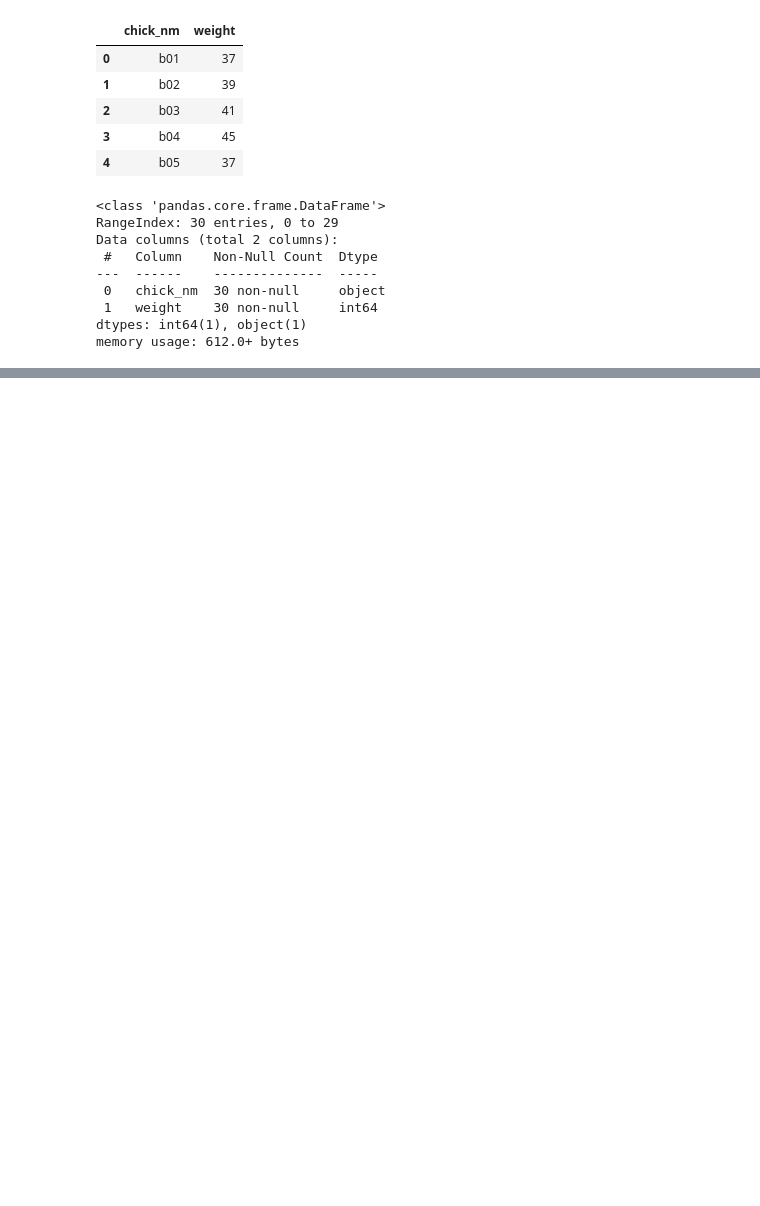
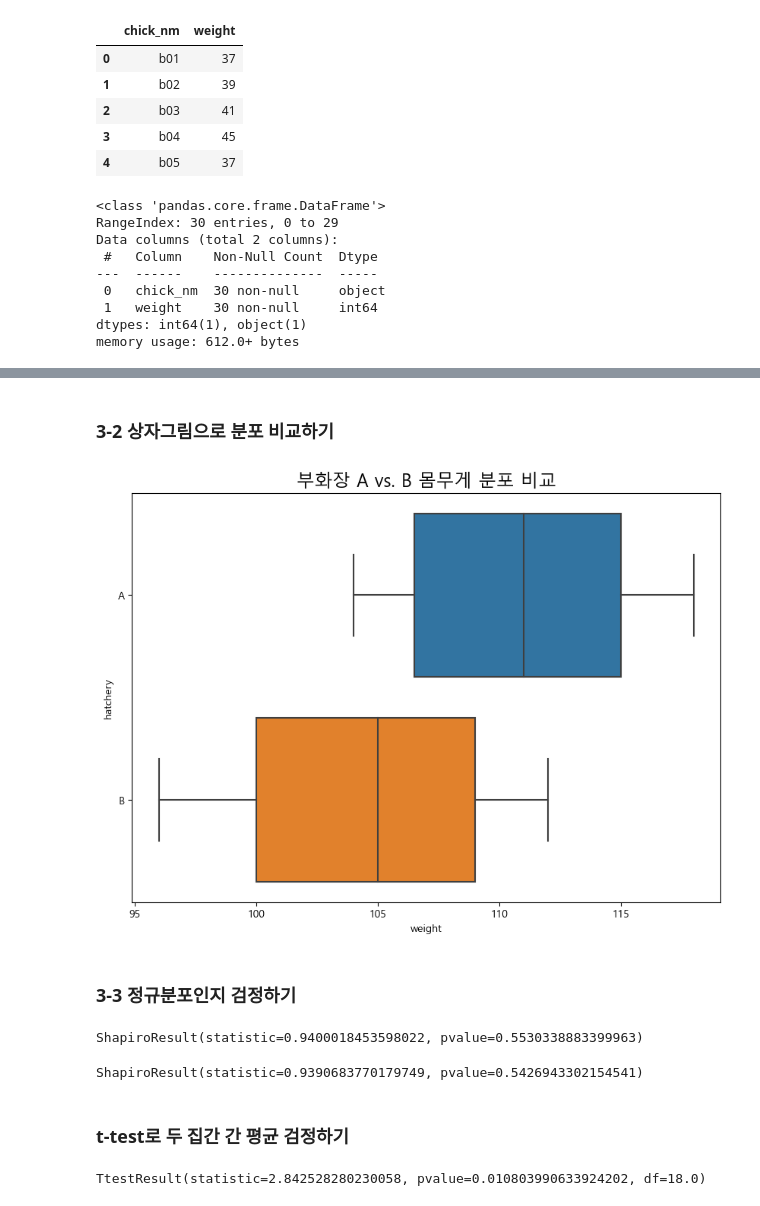
Before and after one commit to kusool72/python, a Jupyter notebook: 현장에서 바로 써먹는 데이터분석.ipynb, the cells around one changed output, grey strips where cells are left out. Cells and saved outputs as stored; diff of their text form; code cells hidden in the pictures; blank space fills up the shorter version.

```diff
--- a/현장에서 바로 써먹는 데이터분석.ipynb
+++ b/현장에서 바로 써먹는 데이터분석.ipynb
@@ -186,0 +267,5 @@ memory usage: 612.0+ bytes
+# %%
+# pandas 패키지 불러오기 및 pd라는 약어로 지칭하기
+import pandas as pd
+test=pd.read_csv('ch4-3.csv') # test 변수에 데이터 셋 입력
+test
@@ -186,0 +290,36 @@ memory usage: 612.0+ bytes
+# %% [markdown]
+### 3-2 상자그림으로 분포 비교하기
+# %%
+# seaborn 패키지 이용 그룹별 상자그림 그리기
+import seaborn as sns
+plt.figure(figsize=(10,7))
+sns.boxplot(x='weight', y='hatchery', data=test)
+plt.title('부화장 A vs. B 몸무게 분포 비교', fontsize=17)
+plt.show()
+# %% [output]
+[figure, added]
+# %% [markdown]
+### 3-3 정규분포인지 검정하기
+# %%
+# 가설검정을 위한 scipy 패키지 불러오기 및 sp라는 약어로 지칭하기
+import scipy as sp
+# 부화장 A만 별도로 데이터 셋 구성
+test_a = test.loc[test.hatchery=='A','weight']
+# 부화장 B만 별도로 데이터 셋 구성
+test_b = test.loc[test.hatchery=='B','weight']
+# 부화장 A 샤피로-윌크 검정 실시
+sp.stats.shapiro(test_a)
+# %% [output]
+ShapiroResult(statistic=0.9400018453598022, pvalue=0.5530338883399963)
+# %%
+# 부화장 B 샤피로-윌크 검정 실시
+sp.stats.shapiro(test_b)
+# %% [output]
+ShapiroResult(statistic=0.9390683770179749, pvalue=0.5426943302154541)
+# %% [markdown]
+### t-test로 두 집간 간 평균 검정하기
+# %%
+# 부화장 A,B 두 집단 간 평균 검정
+sp.stats.ttest_ind(test_a, test_b)
+# %% [output]
+TtestResult(statistic=2.842528280230058, pvalue=0.010803990633924202, df=18.0)
```
Also changed, not shown: parts of 93 cells of this notebook.
